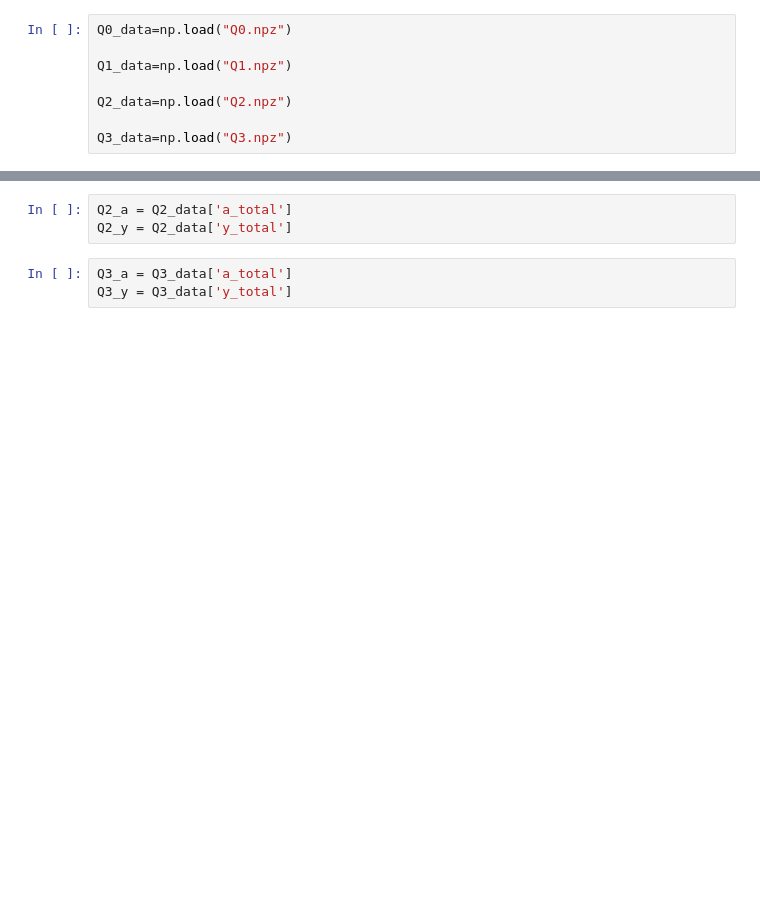
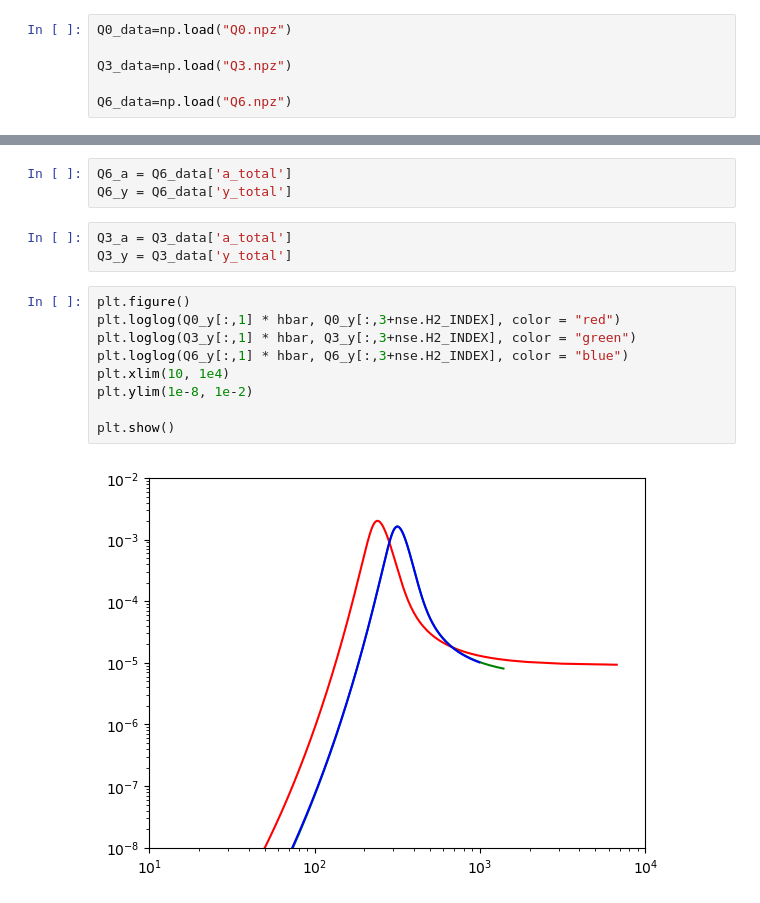
Before and after one commit to nuLABatUSD/BBN_evolve, a Jupyter notebook: Qplots.ipynb, the cells around one changed output, grey strips where cells are left out. Saved outputs shown, nothing was run; the diff lists cells and outputs as text; blank space fills up the shorter version.

Commit message:
Q plots made

```diff
--- a/Qplots.ipynb
+++ b/Qplots.ipynb
@@ -3,11 +14,9 @@ import numpy as np
 # %%
 Q0_data=np.load("Q0.npz")
 
-Q1_data=np.load("Q1.npz")
+Q3_data=np.load("Q3.npz")
 
-Q2_data=np.load("Q2.npz")
-
-Q3_data=np.load("Q3.npz")
+Q6_data=np.load("Q6.npz")
 # %%
 print(Q0_data.files)
 # %% [output]
@@ -21,6 +27,17 @@ Q1_y = Q1_data['y_total']
 # %%
-Q2_a = Q2_data['a_total']
-Q2_y = Q2_data['y_total']
+Q6_a = Q6_data['a_total']
+Q6_y = Q6_data['y_total']
 # %%
 Q3_a = Q3_data['a_total']
 Q3_y = Q3_data['y_total']
+# %%
+plt.figure()
+plt.loglog(Q0_y[:,1] * hbar, Q0_y[:,3+nse.H2_INDEX], color = "red")
+plt.loglog(Q3_y[:,1] * hbar, Q3_y[:,3+nse.H2_INDEX], color = "green")
+plt.loglog(Q6_y[:,1] * hbar, Q6_y[:,3+nse.H2_INDEX], color = "blue")
+plt.xlim(10, 1e4)
+plt.ylim(1e-8, 1e-2)
+
+plt.show()
+# %% [output]
+[figure, added]
```
Also changed, not shown: parts of 6 cells of this notebook, 4 other files.
